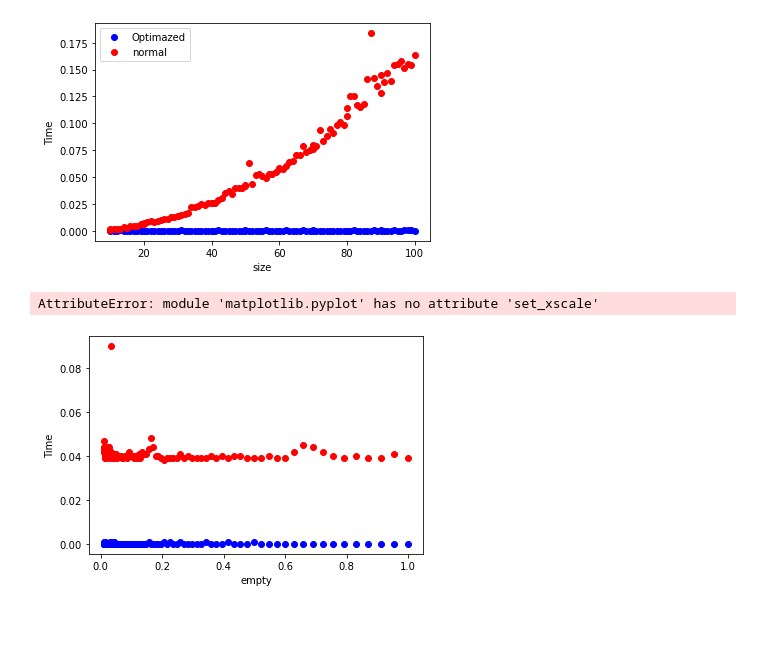
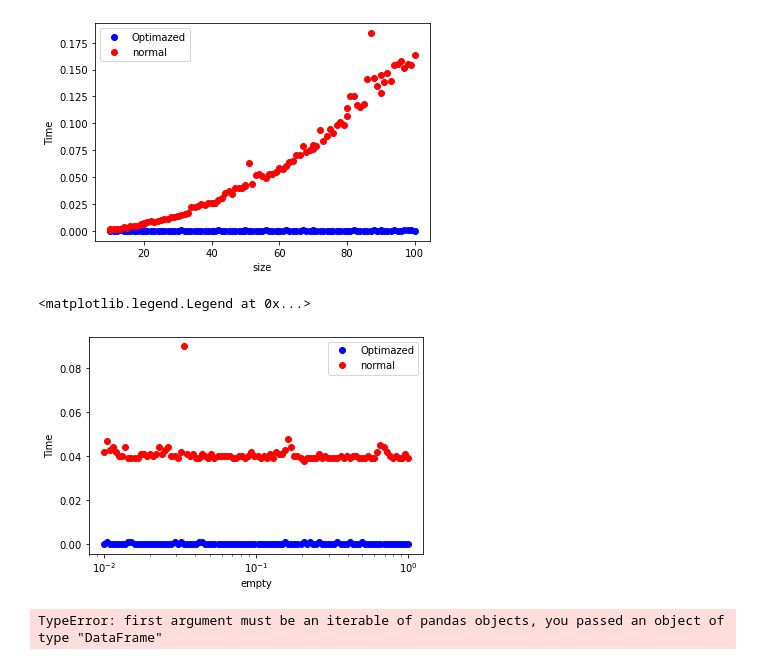
Before and after one commit to quimort/schellings-model, a Jupyter notebook: analisis.ipynb, the cells around one changed output. Drawn from its saved outputs; the diff is of its cells as text; code cells hidden in the pictures; blank space fills up the shorter version.

```diff
--- a/analisis.ipynb
+++ b/analisis.ipynb
@@ -24,11 +24,27 @@ plt.legend()
 # %%
 df = pd.read_csv('schelling_optimization_empty_50.csv',delimiter=";")
 plt.plot(df['empty'],df['optimized time(s)'],'bo',label="Optimazed")
 plt.plot(df['empty'],df['normal time(s)'],'ro',label="normal")
 plt.xlabel("empty")
 plt.ylabel("Time")
-plt.set_xscale('log')
+plt.xscale('log')
 plt.legend()
 # %% [output]
-AttributeError: module 'matplotlib.pyplot' has no attribute 'set_xscale'
+<matplotlib.legend.Legend at 0x...>
-[figure, old version]
+[figure, new version]
+# %%
+df2 = pd.read_csv('schelling_values_100_model_2_30.csv',delimiter=";")
+df3 = pd.read_csv('schelling_values_100_model_3_30.csv',delimiter=";")
+df2 = df2.where(df2['number of iterations']!=30000)
+df3 = df3.where(df3['number of iterations']!=30000)
+indexes = df2['vacant'].drop_duplicates()
+deviation2 = pd.DataFrame()
+deviation3 = pd.DataFrame()
+for i in indexes:
+    deviation2 = pd.concat(deviation2,df2.where(df2['vacant']==i).std())
+    deviation3 = pd.concat(deviation3,df3.where(df3['vacant']==i).std())
+df2 = df2.groupby("vacant").mean()
+df3 = df3.groupby("vacant").mean()
+print(deviation2)
+# %% [output]
+TypeError: first argument must be an iterable of pandas objects, you passed an object of type "DataFrame"
```
Also changed, not shown: parts of 1 cell of this notebook, 3 other files.
